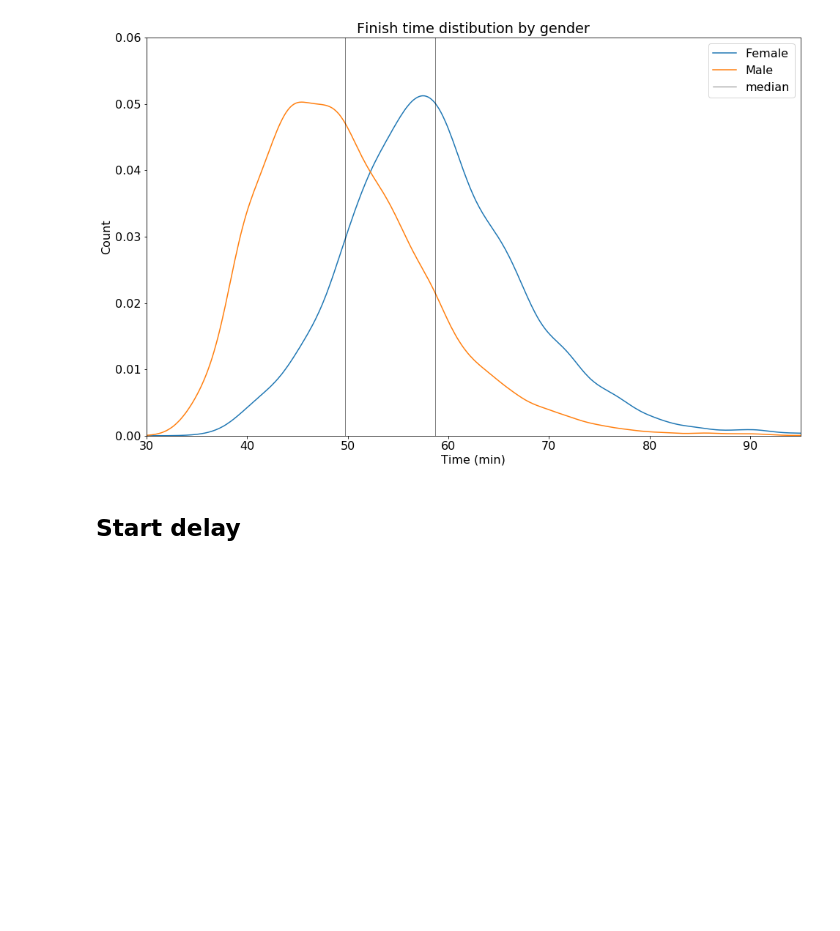
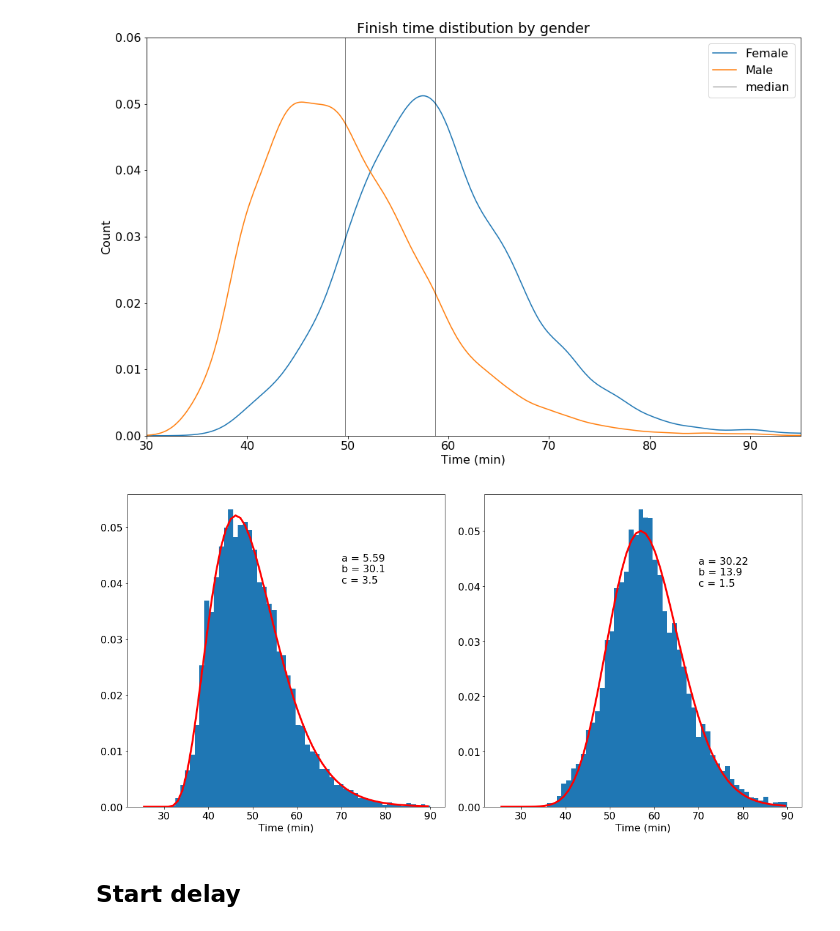
Before and after one commit to CDonnerer/regents-races, a Jupyter notebook: race_analysis.ipynb, the cells around one changed output. Drawn from its saved outputs; the diff is of its cells as text; code cells hidden in the pictures; blank space fills up the shorter version.

Commit message:
Gamma distriubtions?

```diff
--- a/race_analysis.ipynb
+++ b/race_analysis.ipynb
@@ -103,6 +105,37 @@ plt.legend(['Female','Male','median'])
 plt.savefig('plots/time_distribution_by_gender.png')
 # %% [output]
 [figure]
+# %%
+fig = plt.figure(figsize=(16,8))
+
+gender = ['Male','Female']
+
+for i,g in enumerate(gender):
+    ax = fig.add_subplot(1,2,i+1)
+
+    n, bins, patches = plt.hist(x = df2[df2['Gender']==g]['Net Time'],
+                                range = (25,90), normed=True, bins= 60)
+
+    bin_centers = bins[:-1] + 0.5 * (bins[1:] - bins[:-1])
+
+    popt, pcov = curve_fit(stats.gamma.pdf, bin_centers, n, p0 = [1, 50, 10])
+    plt.plot(bin_centers, stats.gamma.pdf(bin_centers, *popt), 'r-', linewidth=3)
+
+    stats.gamma(popt[0])
+
+
+    plt.text(70, 0.04, 'a = {}\nb = {}\nc = {}'.format( round(popt[0],2), round(popt[1],1), round(popt[2],1) ))
+
+
+
+        #    style='italic', transform=ax.transAxes, fontsize = 12, family='fantasy',
+        #    bbox={'facecolor':'tomato', 'alpha':0.8, 'pad':5})
+
+    plt.xlabel('Time (min)')
+
+plt.tight_layout()
+# %% [output]
+[figure, added]
 # %% [markdown]
 ## Start delay
 # %%
```
Also changed, not shown: parts of 6 cells of this notebook, 1 other file.
